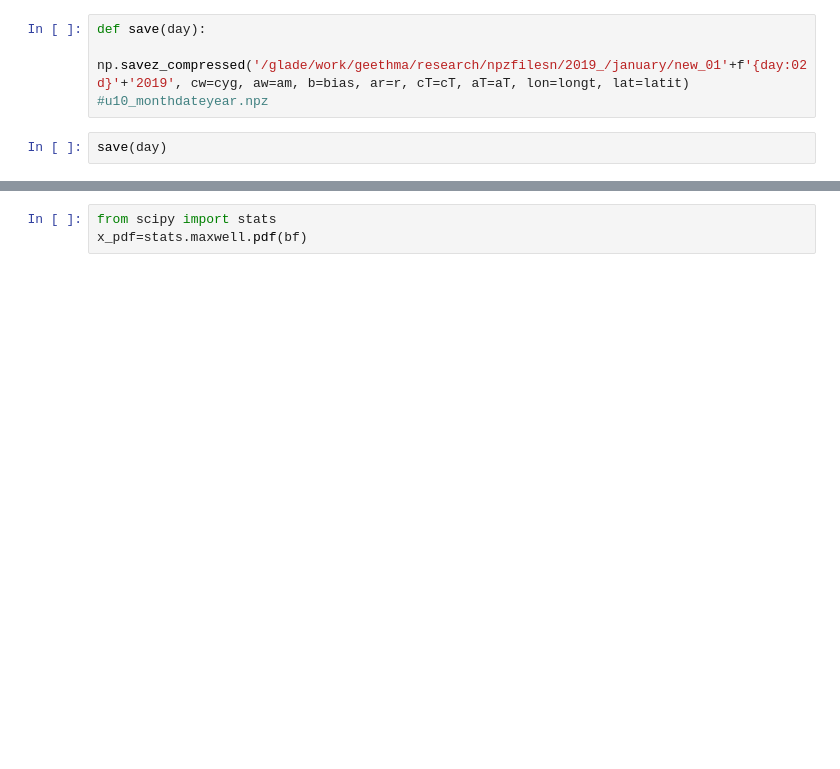
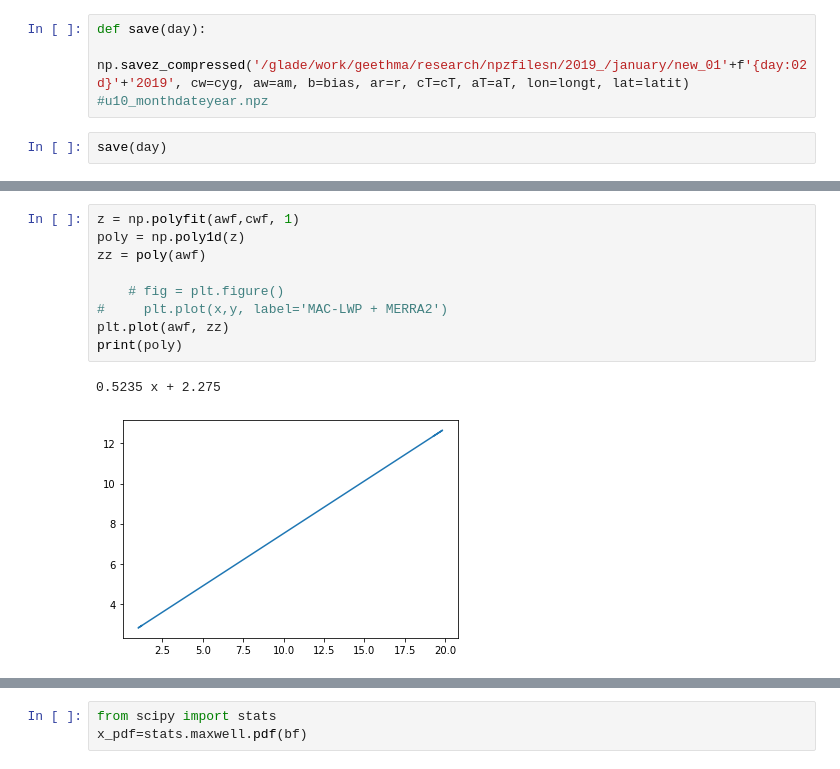
Before and after one commit to geethmaw/link, a Jupyter notebook: intersect.ipynb, the cells around one changed output, grey strips where cells are left out. Drawn from its saved outputs; the diff is of its cells as text; blank space fills up the shorter version.

```diff
--- a/intersect.ipynb
+++ b/intersect.ipynb
@@ -134,0 +134,12 @@ plt.show()
+# %%
+z = np.polyfit(awf,cwf, 1)
+poly = np.poly1d(z)
+zz = poly(awf)
+
+    # fig = plt.figure()
+#     plt.plot(x,y, label='MAC-LWP + MERRA2')
+plt.plot(awf, zz)
+print(poly)
+# %% [output]
+0.5235 x + 2.275
+[figure, added]
```
Also changed, not shown: parts of 11 cells of this notebook, 3 other files.
